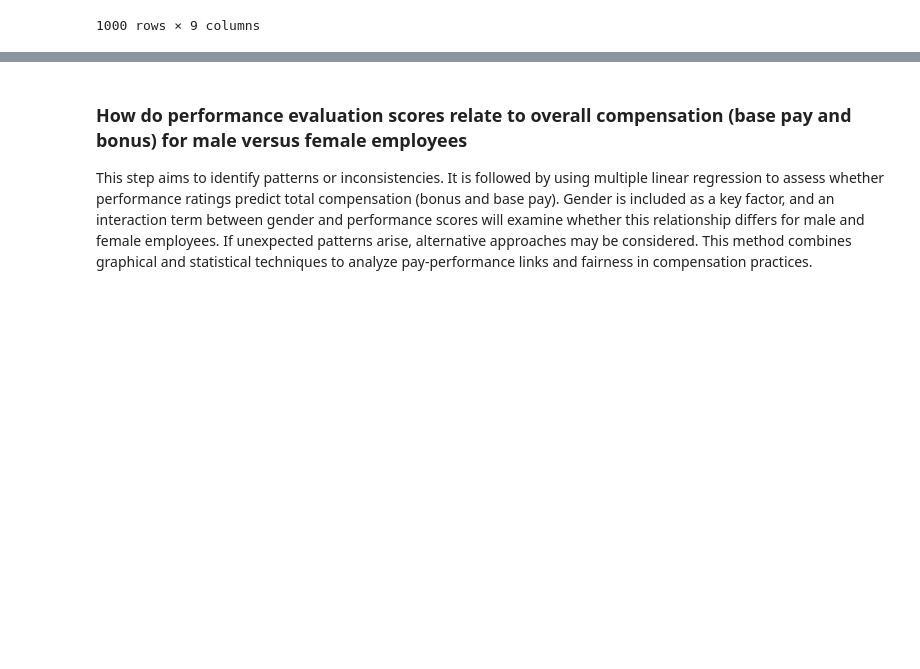
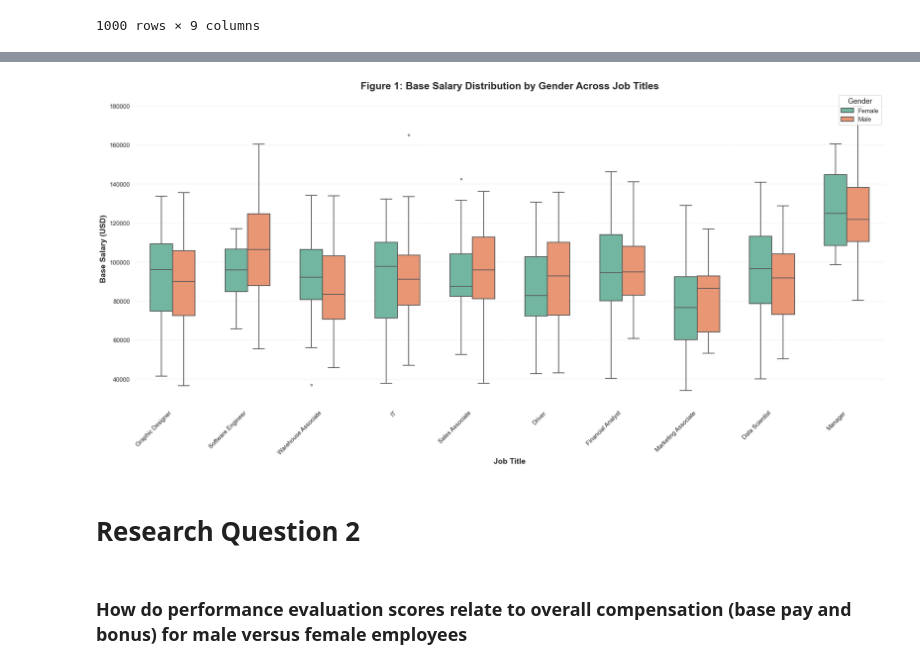
Before and after one commit to gauri-bhasin/IS445DataViz, a Jupyter notebook: paygap.ipynb, the cells around one changed output, grey strips where cells are left out. Cells and saved outputs as stored; diff of their text form; code cells hidden in the pictures; blank space fills up the shorter version.

```diff
--- a/paygap.ipynb
+++ b/paygap.ipynb
@@ -58,0 +75,5 @@ df
+# %%
+# Filter job titles with both male and female employees
+role_gender_counts = df.groupby(["jobtitle", "gender"]).size().unstack()
+valid_roles = role_gender_counts.dropna().index.tolist()
+filtered_df = df[df["jobtitle"].isin(valid_roles)]
@@ -59,6 +136,38 @@ df
+# %%
+
+# Libraries already imported previously
+sns.set(style="whitegrid", palette="Set2", font_scale=1.2)
+
+plt.figure(figsize=(20, 10))
+box = sns.boxplot(
+    data=filtered_df,
+    x="jobtitle",
+    y="basepay",
+    hue="gender",
+    width=0.6,
+    fliersize=3,
+    linewidth=1.5
+)
+
+# Formatting
+plt.title("Figure 1: Base Salary Distribution by Gender Across Job Titles", fontsize=18, fontweight='bold')
+plt.xlabel("Job Title", fontsize=14, fontweight='bold')
+plt.ylabel("Base Salary (USD)", fontsize=14, fontweight='bold')
+plt.xticks(rotation=45, ha='right', fontsize=11)
+plt.yticks(fontsize=11)
+plt.legend(title="Gender", title_fontsize=13, fontsize=11, loc='upper right')
+plt.tight_layout()
+plt.grid(True, which='major', axis='y', linestyle='--', linewidth=0.5, alpha=0.6)
+plt.box(False)
+
+# Show the plot
+plt.show()
+# %% [output]
+[figure, added]
+# %% [markdown]
+# Research Question 2
 # %% [markdown]
 ### How do performance evaluation scores relate to overall compensation (base pay and bonus) for male versus female employees
-This step aims to identify patterns or inconsistencies. It is followed by using multiple linear regression to assess whether performance ratings predict total compensation (bonus and base pay). Gender is included as a key factor, and an interaction term between gender and performance scores will examine whether this relationship differs for male and female employees. If unexpected patterns arise, alternative approaches may be considered. This method combines graphical and statistical techniques to analyze pay-performance links and fairness in compensation practices.
 # %%
 # Create a new column for total compensation (base pay + bonus)
 df['total_compensation'] = df['basepay'] + df['bonus']
```
Also changed, not shown: parts of 28 cells of this notebook, 32 other files.
